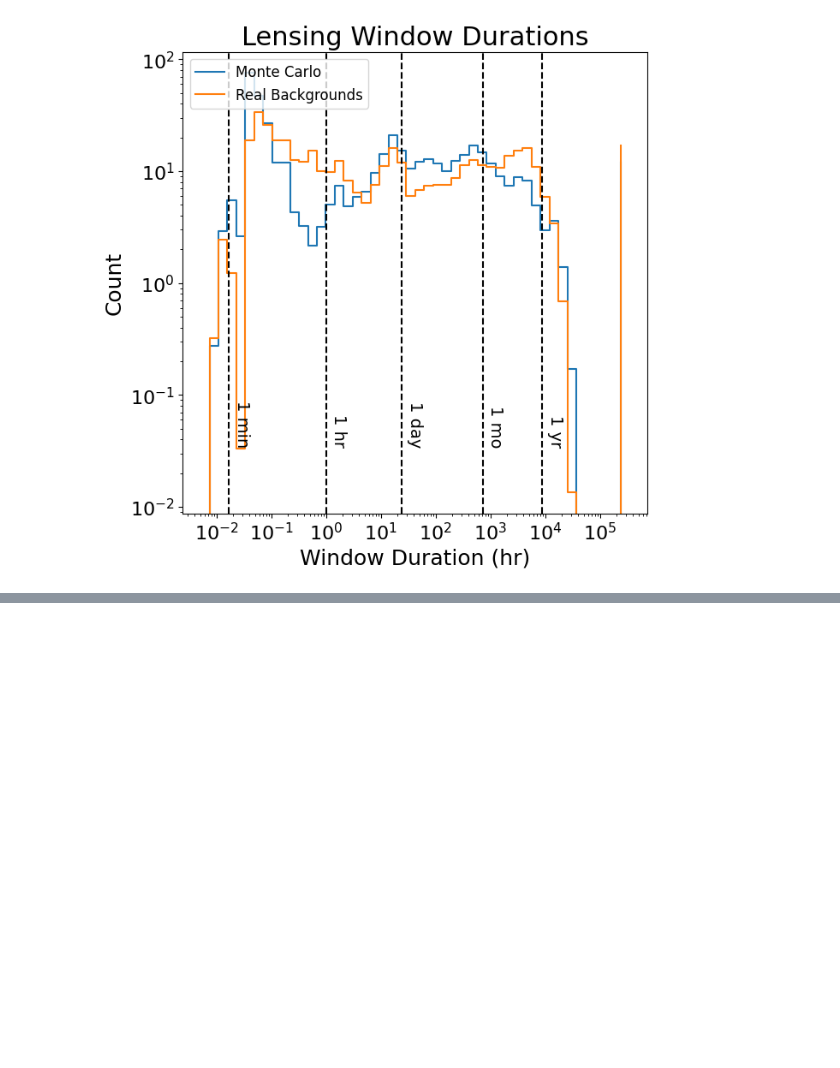
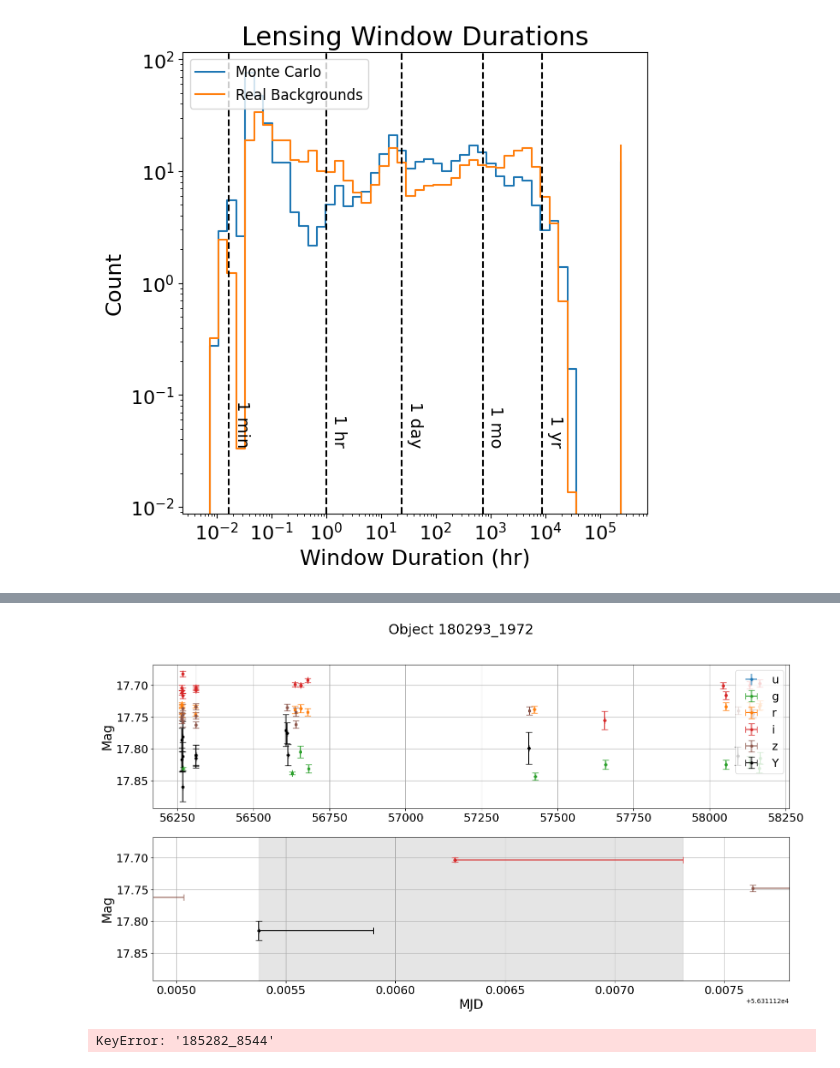
Before and after one commit to adriansh95/StringMicrolensing, a Jupyter notebook: notebooks/MC_results.ipynb, the cells around one changed output, grey strips where cells are left out. Drawn from its saved outputs; the diff is of its cells as text; code cells hidden in the pictures; blank space fills up the shorter version.

```diff
--- a/notebooks/MC_results.ipynb
+++ b/notebooks/MC_results.ipynb
@@ -184,0 +276,16 @@ rng.uniform()
+# %%
+event_df = results_df.loc[("180293_1972", slice(None))]
+# %%
+import importlib
+importlib.reload(utils.plotting)
+import utils.plotting
+
+fig = utils.plotting.plot_event(event_df, lc)
+plt.show(fig)
+# %% [output]
+[figure, added]
+# %%
+event_df = results_df.loc[(lc.iloc[0, 0], slice(None))]
+fig = plot_lensed_lc(lc, taus, rng_state, results_df, rng)
+# %% [output]
+KeyError: '185282_8544'
```
Also changed, not shown: parts of 10 cells of this notebook.
